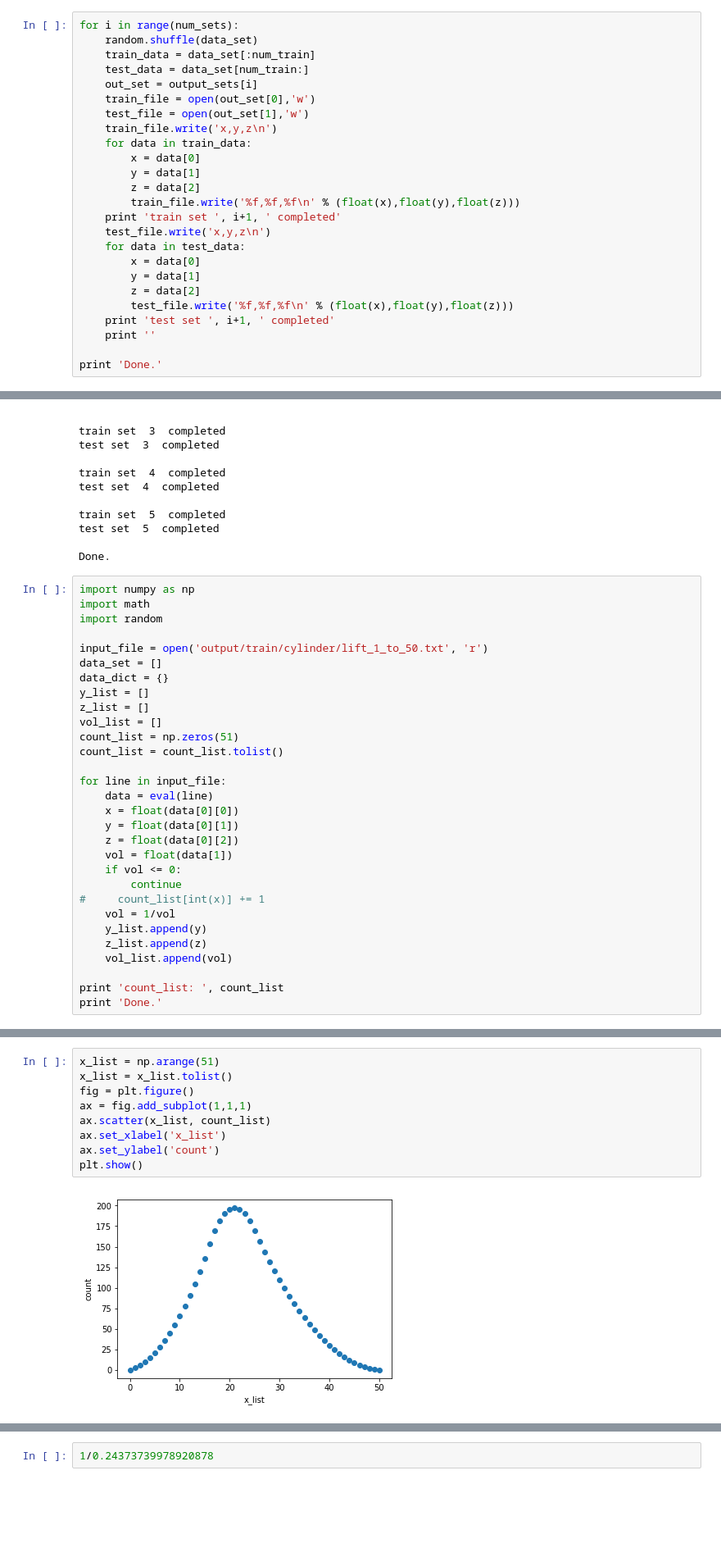
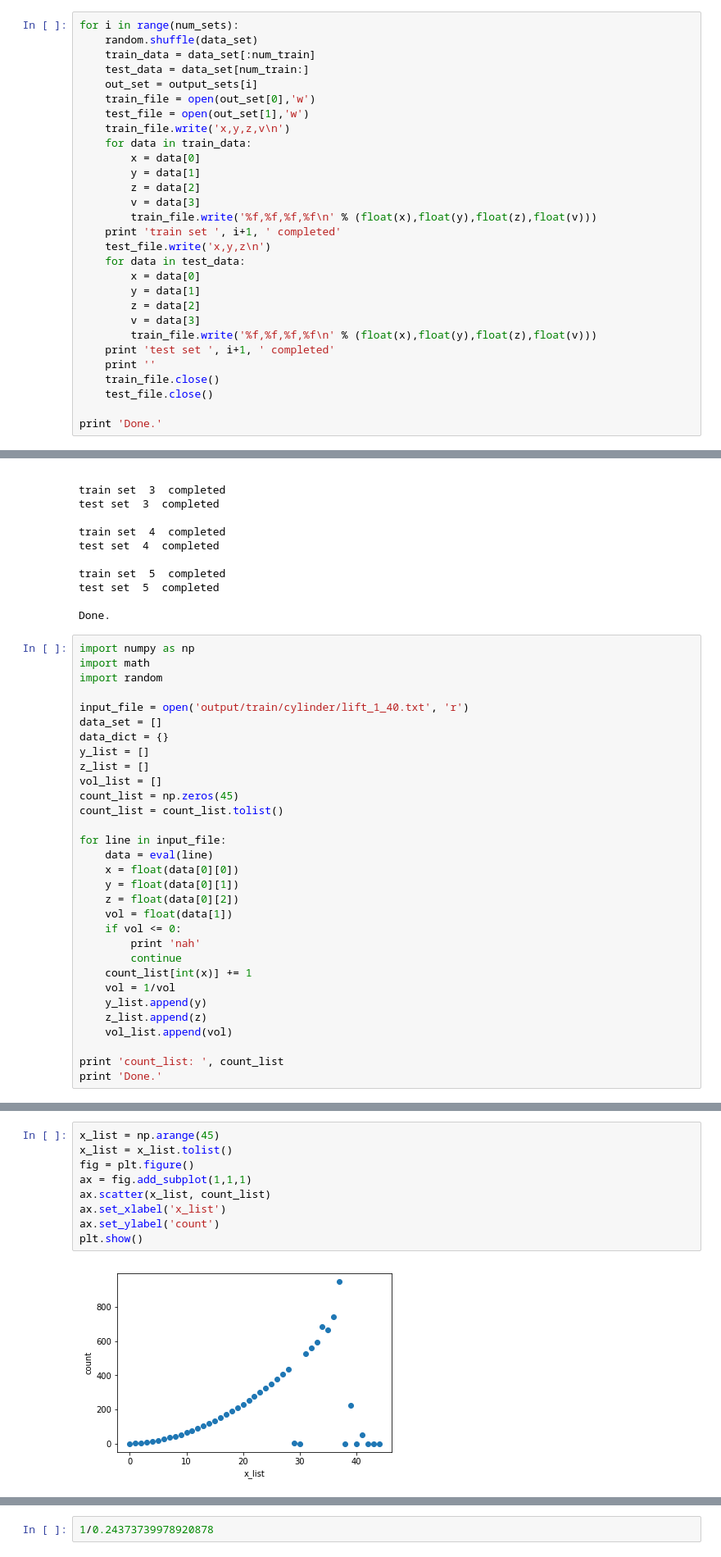
Before and after one commit to caoandong/Calabi_Yau, a Jupyter notebook: Polyhedra_test.ipynb, the cells around one changed output, grey strips where cells are left out. Shown at 82% size. Cells and saved outputs as stored; diff of their text form; blank space fills up the shorter version.

```diff
--- a/Polyhedra_test.ipynb
+++ b/Polyhedra_test.ipynb
@@ -478,21 +505,25 @@ for i in range(num_sets):
     out_set = output_sets[i]
     train_file = open(out_set[0],'w')
     test_file = open(out_set[1],'w')
-    train_file.write('x,y,z\n')
+    train_file.write('x,y,z,v\n')
     for data in train_data:
         x = data[0]
         y = data[1]
         z = data[2]
-        train_file.write('%f,%f,%f\n' % (float(x),float(y),float(z)))
+        v = data[3]
+        train_file.write('%f,%f,%f,%f\n' % (float(x),float(y),float(z),float(v)))
     print 'train set ', i+1, ' completed'
     test_file.write('x,y,z\n')
     for data in test_data:
         x = data[0]
         y = data[1]
         z = data[2]
-        test_file.write('%f,%f,%f\n' % (float(x),float(y),float(z)))
+        v = data[3]
+        train_file.write('%f,%f,%f,%f\n' % (float(x),float(y),float(z),float(v)))
     print 'test set ', i+1, ' completed'
     print ''
+    train_file.close()
+    test_file.close()
 
 print 'Done.'
 # %% [output]
@@ -630,13 +661,13 @@ import numpy as np
 import math
 import random
 
-input_file = open('output/train/cylinder/lift_1_to_50.txt', 'r')
+input_file = open('output/train/cylinder/lift_1_40.txt', 'r')
 data_set = []
 data_dict = {}
 y_list = []
 z_list = []
 vol_list = []
-count_list = np.zeros(51)
+count_list = np.zeros(45)
 count_list = count_list.tolist()
 
 for line in input_file:
@@ -646,8 +677,9 @@ for line in input_file:
     z = float(data[0][2])
     vol = float(data[1])
     if vol <= 0:
+        print 'nah'
         continue
-#     count_list[int(x)] += 1
+    count_list[int(x)] += 1
     vol = 1/vol
     y_list.append(y)
     z_list.append(z)
@@ -660,15 +692,15 @@ count_list:  [0.0, 3.0, 6.0, 10.0, 15.0, 21.0, 28.0, 36.0, 45.0, 55.0, 66.0, 78.
 Done.
 # %%
-x_list = np.arange(51)
+x_list = np.arange(45)
 x_list = x_list.tolist()
 fig = plt.figure()
 ax = fig.add_subplot(1,1,1)
 ax.scatter(x_list, count_list)
 ax.set_xlabel('x_list')
 ax.set_ylabel('count')
 plt.show()
 # %% [output]
-[figure, old version]
+[figure, new version]
 # %%
 import numpy as np
 import math
```
Also changed, not shown: parts of 3 cells of this notebook, 53 other files.
